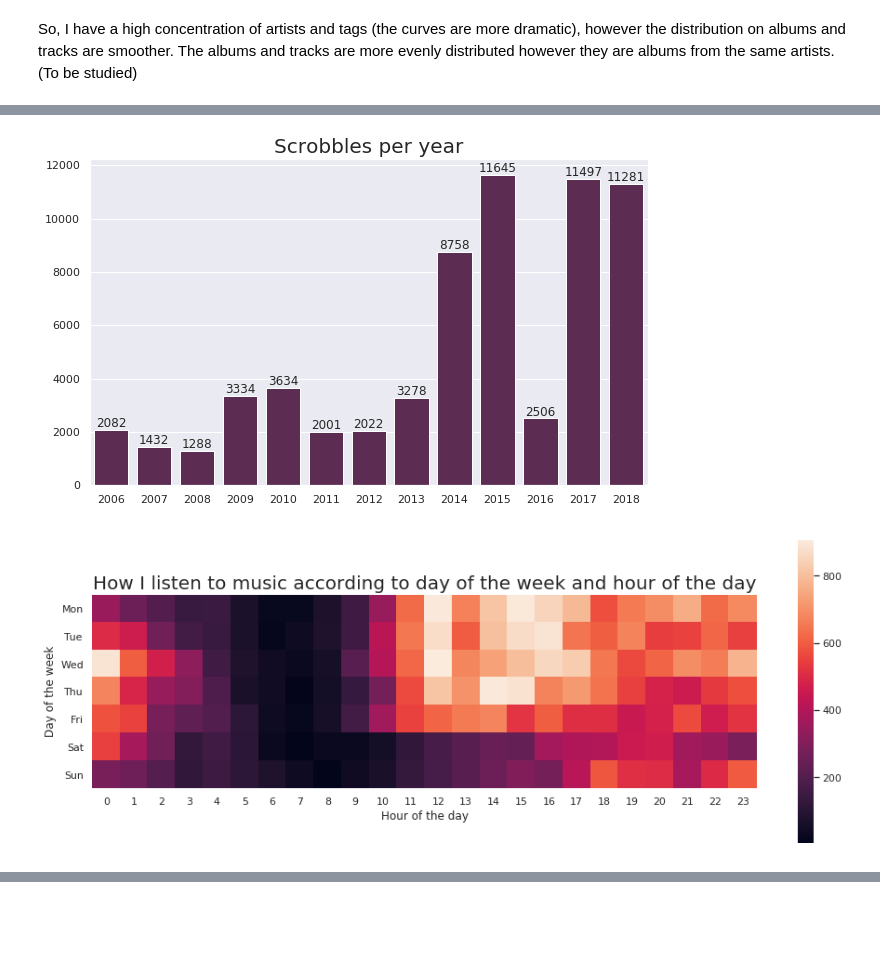
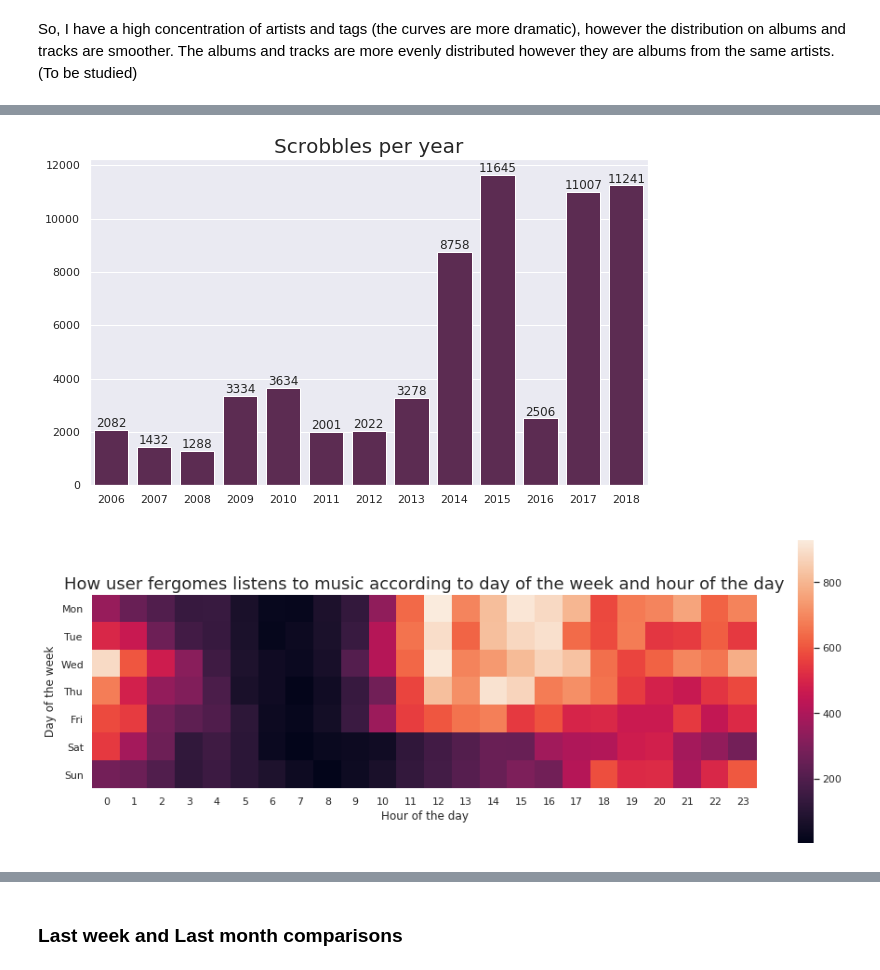
Before and after one commit to gomesfernanda/lastfm-reports, a Jupyter notebook: lastfm_analysis.ipynb, the cells around one changed output, grey strips where cells are left out. Drawn from its saved outputs; the diff is of its cells as text; code cells hidden in the pictures; blank space fills up the shorter version.

Commit message:
Add monthly and weekly comparisons

```diff
--- a/lastfm_analysis.ipynb
+++ b/lastfm_analysis.ipynb
@@ -38,0 +20,22 @@ memory usage: 3.6+ MB
+# %%
+user = "fergomes"
+
+if user == "fergomes":
+    directory = "export_fergomes_20190414"
+    file = "historical_tracks_fergomes_201904140408.csv"
+
+elif user == "maiara":
+    directory = "export_MaiaraAmaral_20190414"
+    file = "historical_tracks_MaiaraAmaral_201904141517.csv"
+
+elif user == "neto":
+    directory = "export_koxa_20190414"
+    file = "historical_tracks_koxa_201904141337.csv"
+
+elif user == "deni":
+    directory = "export_bragushroom_20190414"
+    file = "historical_tracks_bragushroom_201904142107.csv"
+
+
+scrobbles_df = pd.read_csv(directory + "/" + file, sep=",")
+scrobbles_df.info()
@@ -170,11 +206,11 @@ _Soundtrack for this first part of the study: [The Kinks](https://open.spotify.c
 
 ## How I listen to music over time
 # %%
-tracks_df['Timestamp'] = pd.to_datetime(tracks_df['Date Spain'],infer_datetime_format=True)
-tracks_df.set_index('Timestamp', inplace=True)
+scrobbles_df['Timestamp_index'] = pd.to_datetime(scrobbles_df['Date Spain'],infer_datetime_format=True)
+scrobbles_df.set_index('Timestamp_index', inplace=True)
 # %%
 years = [i for i in range(2006, 2019)]
-tracks_per_year = [len(tracks_df[tracks_df.index.year == i]) for i in years]
+tracks_per_year = [len(scrobbles_df[scrobbles_df.index.year == i]) for i in years]
 
 sns.set()
 plt.subplots(figsize=(10, 6))
@@ -184,30 +220,33 @@ for p in yearly_tracks.patches:
     yearly_tracks.text(p.get_x() + p.get_width()/2., p.get_height(), '%d' % int(p.get_height()),
             fontsize=12, ha='center', va='bottom')
 # %% [output]
-[figure, old version]
+[figure, new version]
 # %%
-tracks_df['Weekday'] = [datetime.date(idx.year, idx.month, idx.day).strftime('%A') for idx in tracks_df.index]
-tracks_df['Weekday_number'] = [datetime.date(idx.year, idx.month, idx.day).isoweekday() for idx in tracks_df.index]
-tracks_df['Hour'] = [idx.hour for idx in tracks_df.index]
-tracks_df['Month'] = [idx.month for idx in tracks_df.index]
-tracks_df['Year'] = [idx.year for idx in tracks_df.index]
+scrobbles_df['Weekday'] = [datetime.date(idx.year, idx.month, idx.day).strftime('%A') for idx in scrobbles_df.index]
+scrobbles_df['Weekday_number'] = [datetime.date(idx.year, idx.month, idx.day).isoweekday() for idx in scrobbles_df.index]
+scrobbles_df['Hour'] = [idx.hour for idx in scrobbles_df.index]
+scrobbles_df['Month'] = [idx.month for idx in scrobbles_df.index]
+scrobbles_df['Year'] = [idx.year for idx in scrobbles_df.index]
 # %%
-matrix_hour_weekday = tracks_df.pivot_table(index='Weekday_number',
+matrix_hour_weekday = scrobbles_df.pivot_table(index='Weekday_number',
                columns='Hour',
                aggfunc='size',
                fill_value=0)
 
 f, ax = plt.subplots(figsize=(16, 6))
 heatmat_hour_weekday = sns.heatmap(matrix_hour_weekday, square=True,
                                    yticklabels=['Mon', 'Tue', 'Wed', 'Thu', 'Fri', 'Sat', 'Sun'])
-heatmat_hour_weekday.set_title('How I listen to music according to day of the week and hour of the day', fontsize=20)
+title = 'How user ' + str(user) + ' listens to music according to day of the week and hour of the day'
+heatmat_hour_weekday.set_title(title, fontsize=18)
 plt.yticks(rotation=0)
 plt.xlabel("Hour of the day")
 plt.ylabel("Day of the week")
 plt.show()
 # %% [output]
-[figure, old version]
+[figure, new version]
 # %% [markdown]
 _Soundtrack for this first part of the study: [The Blossoms](https://open.spotify.com/album/0yO5Mwu2oDdGbeRFpAaBGa?si=yxsQbO8eStmMsBK7eDVvMA)_
 
 ![Blossoms](https://i.imgur.com/KHt35a8b.jpg)
+# %% [markdown]
+### Last week and Last month comparisons
```
Also changed, not shown: parts of 23 cells of this notebook.
